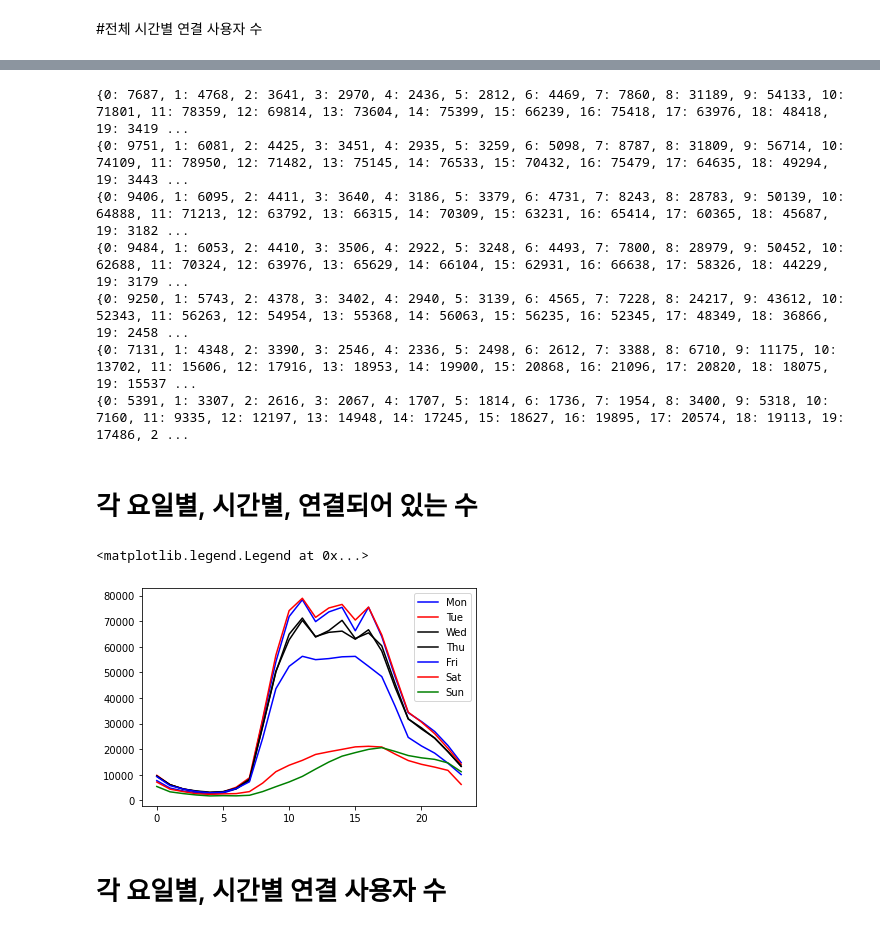
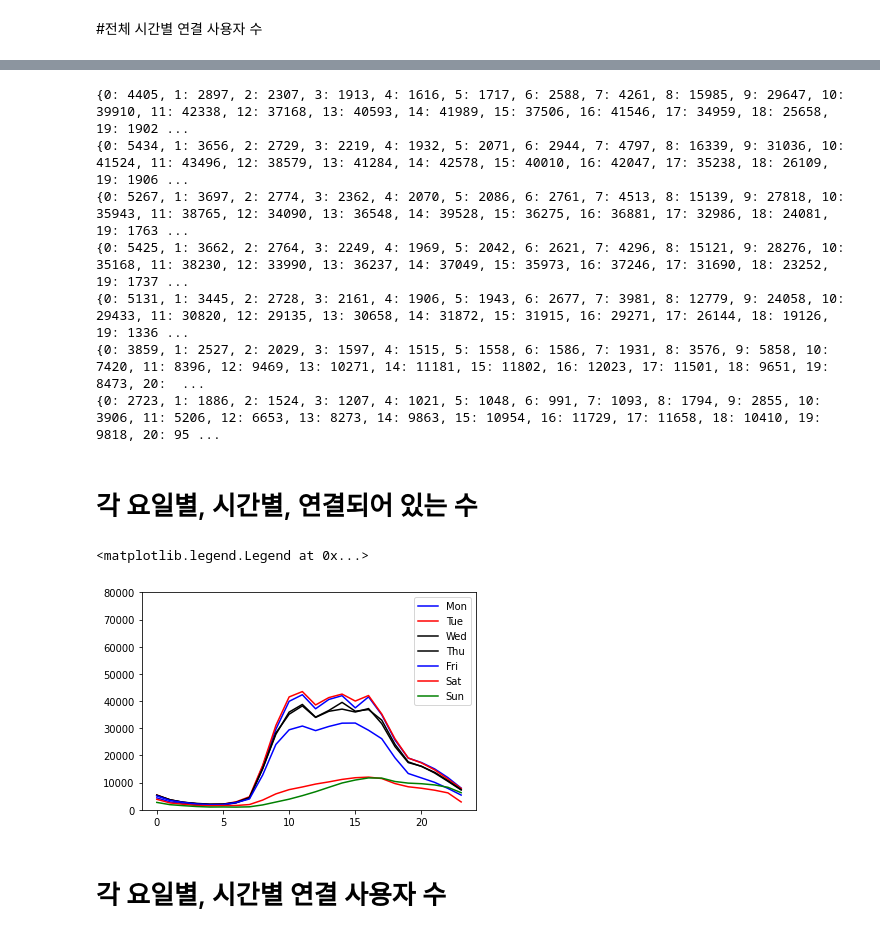
Before and after one commit to leeEunJooo/NetworkAssociation, a Jupyter notebook: packetperhour.ipynb, the cells around one changed output, grey strips where cells are left out. Saved outputs shown, nothing was run; the diff lists cells and outputs as text; code cells hidden in the pictures.

```diff
--- a/packetperhour.ipynb
+++ b/packetperhour.ipynb
@@ -108,8 +108,9 @@ for a in ts_days:
 # %% [markdown]
 # 각 시간 별 사용자를 구하기 위해 dictionary로 표현
 # %%
-for a,b in zip(data['Association Time.6'][1:], data['Disassociation Time.6'][1:]) :
+for a,b,c in zip(data['Association Time.6'][1:], data['Disassociation Time.6'][1:], data['Utilization.1'][1:]) :
   start = datetime.datetime(a.year,a.month,a.day,a.hour)
+  if c == 0 : continue
   while start < b :
     day_y[start] += 1
     start += timedelta(hours = 1)
@@ -177,13 +178,13 @@ for a in day_y :
 for a in day_time :
   print(a)
 # %% [output]
-{0: 7687, 1: 4768, 2: 3641, 3: 2970, 4: 2436, 5: 2812, 6: 4469, 7: 7860, 8: 31189, 9: 54133, 10: 71801, 11: 78359, 12: 69814, 13: 73604, 14: 75399, 15: 66239, 16: 75418, 17: 63976, 18: 48418, 19: 3419 ...
-{0: 9751, 1: 6081, 2: 4425, 3: 3451, 4: 2935, 5: 3259, 6: 5098, 7: 8787, 8: 31809, 9: 56714, 10: 74109, 11: 78950, 12: 71482, 13: 75145, 14: 76533, 15: 70432, 16: 75479, 17: 64635, 18: 49294, 19: 3443 ...
-{0: 9406, 1: 6095, 2: 4411, 3: 3640, 4: 3186, 5: 3379, 6: 4731, 7: 8243, 8: 28783, 9: 50139, 10: 64888, 11: 71213, 12: 63792, 13: 66315, 14: 70309, 15: 63231, 16: 65414, 17: 60365, 18: 45687, 19: 3182 ...
-{0: 9484, 1: 6053, 2: 4410, 3: 3506, 4: 2922, 5: 3248, 6: 4493, 7: 7800, 8: 28979, 9: 50452, 10: 62688, 11: 70324, 12: 63976, 13: 65629, 14: 66104, 15: 62931, 16: 66638, 17: 58326, 18: 44229, 19: 3179 ...
-{0: 9250, 1: 5743, 2: 4378, 3: 3402, 4: 2940, 5: 3139, 6: 4565, 7: 7228, 8: 24217, 9: 43612, 10: 52343, 11: 56263, 12: 54954, 13: 55368, 14: 56063, 15: 56235, 16: 52345, 17: 48349, 18: 36866, 19: 2458 ...
-{0: 7131, 1: 4348, 2: 3390, 3: 2546, 4: 2336, 5: 2498, 6: 2612, 7: 3388, 8: 6710, 9: 11175, 10: 13702, 11: 15606, 12: 17916, 13: 18953, 14: 19900, 15: 20868, 16: 21096, 17: 20820, 18: 18075, 19: 15537 ...
-{0: 5391, 1: 3307, 2: 2616, 3: 2067, 4: 1707, 5: 1814, 6: 1736, 7: 1954, 8: 3400, 9: 5318, 10: 7160, 11: 9335, 12: 12197, 13: 14948, 14: 17245, 15: 18627, 16: 19895, 17: 20574, 18: 19113, 19: 17486, 2 ...
+{0: 4405, 1: 2897, 2: 2307, 3: 1913, 4: 1616, 5: 1717, 6: 2588, 7: 4261, 8: 15985, 9: 29647, 10: 39910, 11: 42338, 12: 37168, 13: 40593, 14: 41989, 15: 37506, 16: 41546, 17: 34959, 18: 25658, 19: 1902 ...
+{0: 5434, 1: 3656, 2: 2729, 3: 2219, 4: 1932, 5: 2071, 6: 2944, 7: 4797, 8: 16339, 9: 31036, 10: 41524, 11: 43496, 12: 38579, 13: 41284, 14: 42578, 15: 40010, 16: 42047, 17: 35238, 18: 26109, 19: 1906 ...
+{0: 5267, 1: 3697, 2: 2774, 3: 2362, 4: 2070, 5: 2086, 6: 2761, 7: 4513, 8: 15139, 9: 27818, 10: 35943, 11: 38765, 12: 34090, 13: 36548, 14: 39528, 15: 36275, 16: 36881, 17: 32986, 18: 24081, 19: 1763 ...
+{0: 5425, 1: 3662, 2: 2764, 3: 2249, 4: 1969, 5: 2042, 6: 2621, 7: 4296, 8: 15121, 9: 28276, 10: 35168, 11: 38230, 12: 33990, 13: 36237, 14: 37049, 15: 35973, 16: 37246, 17: 31690, 18: 23252, 19: 1737 ...
+{0: 5131, 1: 3445, 2: 2728, 3: 2161, 4: 1906, 5: 1943, 6: 2677, 7: 3981, 8: 12779, 9: 24058, 10: 29433, 11: 30820, 12: 29135, 13: 30658, 14: 31872, 15: 31915, 16: 29271, 17: 26144, 18: 19126, 19: 1336 ...
+{0: 3859, 1: 2527, 2: 2029, 3: 1597, 4: 1515, 5: 1558, 6: 1586, 7: 1931, 8: 3576, 9: 5858, 10: 7420, 11: 8396, 12: 9469, 13: 10271, 14: 11181, 15: 11802, 16: 12023, 17: 11501, 18: 9651, 19: 8473, 20:  ...
+{0: 2723, 1: 1886, 2: 1524, 3: 1207, 4: 1021, 5: 1048, 6: 991, 7: 1093, 8: 1794, 9: 2855, 10: 3906, 11: 5206, 12: 6653, 13: 8273, 14: 9863, 15: 10954, 16: 11729, 17: 11658, 18: 10410, 19: 9818, 20: 95 ...
 # %% [markdown]
 # 각 요일별, 시간별, 연결되어 있는 수
 # %%
@@ -191,17 +192,19 @@ def getinfo(date, dic):
   return [dic[date][i] for i in range(0,24)]
 # %%
 x = [i for i in range(0,24)]
+
 plt.plot(x, getinfo(0,day_time), color = 'blue', label = 'Mon')
 plt.plot(x, getinfo(1,day_time), color = 'red', label = 'Tue')
 plt.plot(x, getinfo(2,day_time), color = 'black', label = 'Wed')
 plt.plot(x, getinfo(3, day_time), color = 'black', label = 'Thu')
 plt.plot(x, getinfo(4, day_time), color = 'blue', label = 'Fri')
 plt.plot(x, getinfo(5, day_time), color = 'red', label = 'Sat')
 plt.plot(x, getinfo(6, day_time), color = 'green', label = 'Sun')
+plt.ylim(0, 80000)
 plt.legend()
 # %% [output]
 <matplotlib.legend.Legend at 0x...>
-[figure, old version]
+[figure, new version]
 # %% [markdown]
 # 각 요일별, 시간별 연결 사용자 수
 # %%
```
Also changed, not shown: parts of 10 cells of this notebook.
